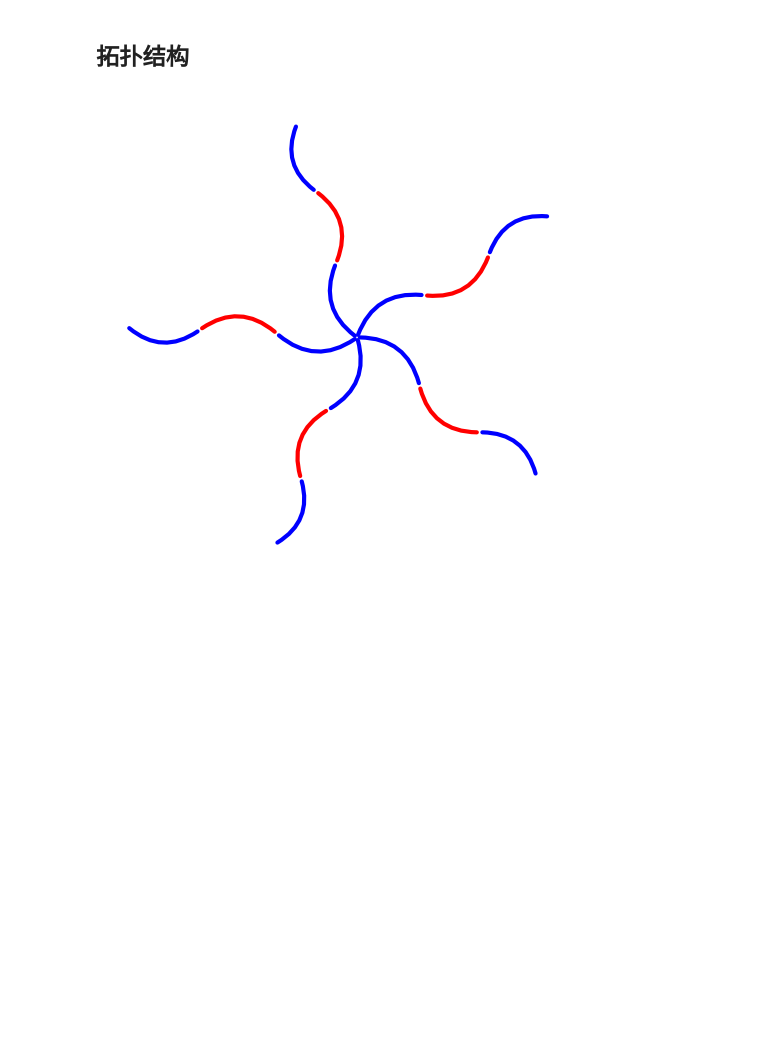
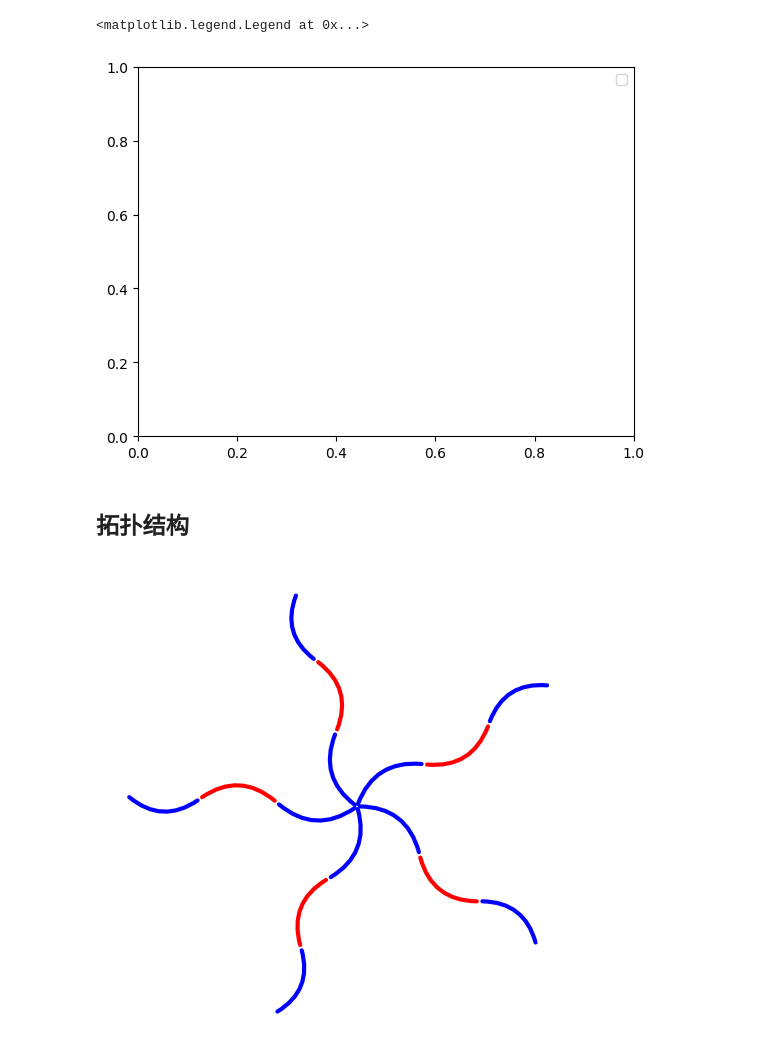
Before and after one commit to KangruiYuan/SimuBox, a Jupyter notebook: Demos/Scripts.ipynb, the cells around one changed output. Drawn from its saved outputs; the diff is of its cells as text; code cells hidden in the pictures; blank space fills up the shorter version.

```diff
--- a/Demos/Scripts.ipynb
+++ b/Demos/Scripts.ipynb
@@ -6,6 +6,11 @@ import matplotlib.pyplot as plt
 import matplotlib as mpl
 import pandas as pd
 import numpy as np
+# %%
+plt.legend(labels=["A", "B"], loc="best")
+# %% [output]
+<matplotlib.legend.Legend at 0x...>
+[figure, added]
 # %% [markdown]
 ## 拓扑结构
 # %%
```
Also changed, not shown: 3 other files.
